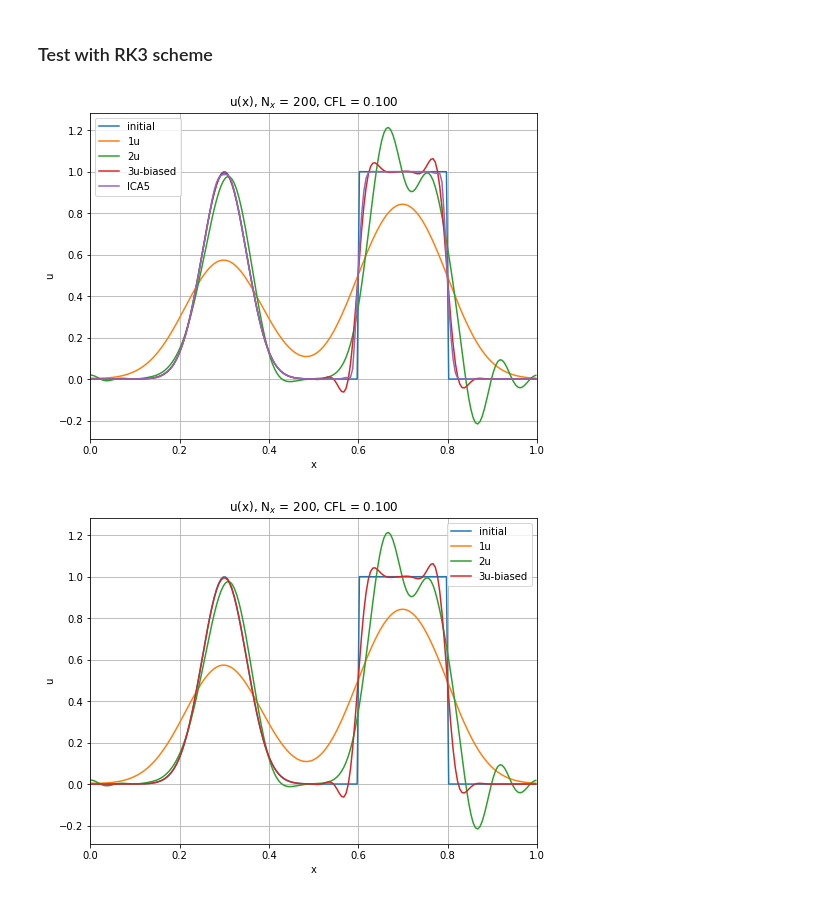
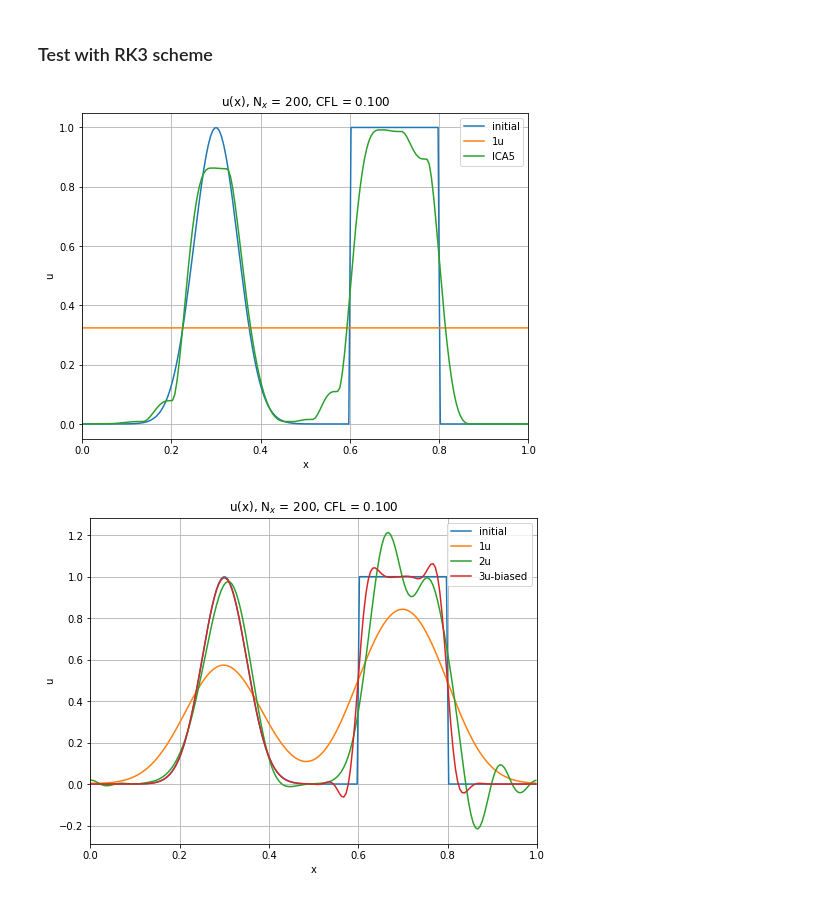
Before and after one commit to sirpipat/tsunami-modelling, a Jupyter notebook: src/Playground.ipynb, the cells around one changed output. Saved outputs shown, nothing was run; the diff lists cells and outputs as text; code cells hidden in the pictures.

```diff
--- a/src/Playground.ipynb
+++ b/src/Playground.ipynb
@@ -193,21 +112,3 @@ def forward_euler(x, u, flux_method, c, dt):
-# %%
-# Suresh and Huynh (1997)
-def RK3(x, u, flux_method, c, dt):
-    # here assume uniform grid
-    dx = x[1] - x[0]
-
-    # CFL Number
-    # cfl = c * dt / dx
-
-    w0 = u
-    f0 = flux_method(x, w0, c)
-    w1 = w0 + (dt / dx) * (- f0 + np.roll(f0, 1))
-    f1 = flux_method(x, w1, c)
-    w2 = 3/4 * w0 + 1/4 * (w1 + (dt / dx) * (- f1 + np.roll(f1, 1)))
-    f2 = flux_method(x, w2, c)
-    w3 = 1/3 * w0 + 2/3 * (w2 + (dt / dx) * (- f2 + np.roll(f2, 1)))
-    u_next = w3
-    return u_next
 # %% [markdown]
 ### Test with Forward Euler scheme
 # %%
@@ -247,35 +148,35 @@ plt.show()
 # %%
 N = 200
 x, u = init_step(N)
 
 # advect
 c = 1
 dx = 1/N
 dt = 0.1 * dx / c
-N_steps = int(1 / c / dt)
+N_steps = int(1 / c / dt * 100)
 
 u_1u = advect(x, u, c, dt, N_steps, first_order_upwind, RK3)
-u_2u = advect(x, u, c, dt, N_steps, second_order_upwind, RK3)
-u_2c = advect(x, u, c, dt, N_steps, second_order_centered, RK3)
-u_3u = advect(x, u, c, dt, N_steps, third_order_upwind, RK3)
+#u_2u = advect(x, u, c, dt, N_steps, second_order_upwind, RK3)
+#u_2c = advect(x, u, c, dt, N_steps, second_order_centered, RK3)
+#u_3u = advect(x, u, c, dt, N_steps, third_order_upwind, RK3)
 u_ICA5 = advect(x, u, c, dt, N_steps, ICA5, RK3)
 
 # plot result
 plt.plot(x,u,label='initial')
 plt.plot(x,u_1u,label='1u')
-plt.plot(x,u_2u,label='2u')
+#plt.plot(x,u_2u,label='2u')
 #plt.plot(x,u_2c,label='2c')
-plt.plot(x,u_3u,label='3u-biased')
+#plt.plot(x,u_3u,label='3u-biased')
 plt.plot(x,u_ICA5,label='ICA5')
 plt.xlabel('x')
 plt.ylabel('u')
 plt.title('u(x), N$_x$ = %d, CFL = %.3f' % (N, c * dt / dx))
 plt.xlim(0,1)
 plt.grid()
 plt.legend()
 plt.show()
 # %% [output]
-[figure, old version]
+[figure, new version]
 # %%
 N = 200
 x, u = init_step(N)
```
Also changed, not shown: parts of 17 cells of this notebook, 3 other files.
